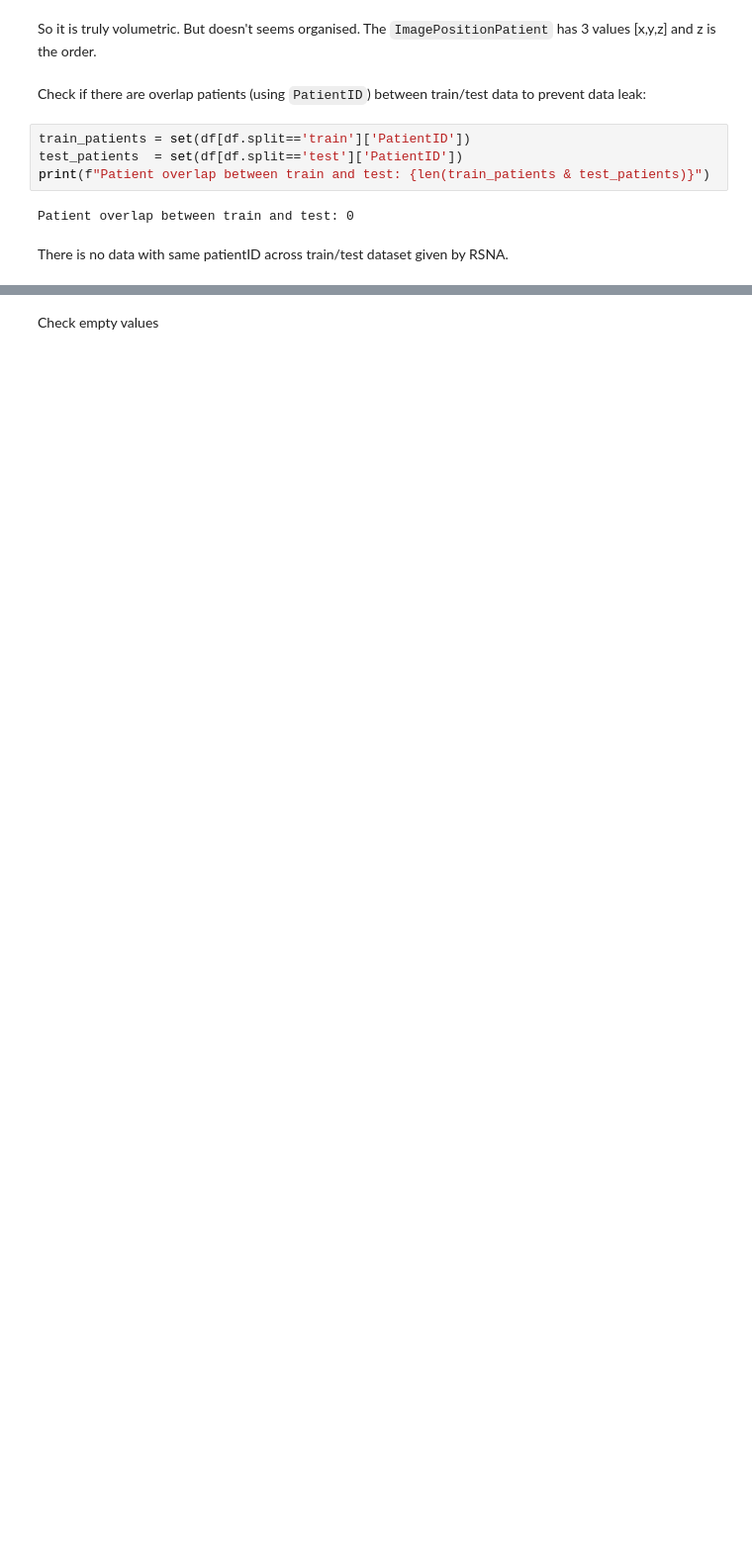
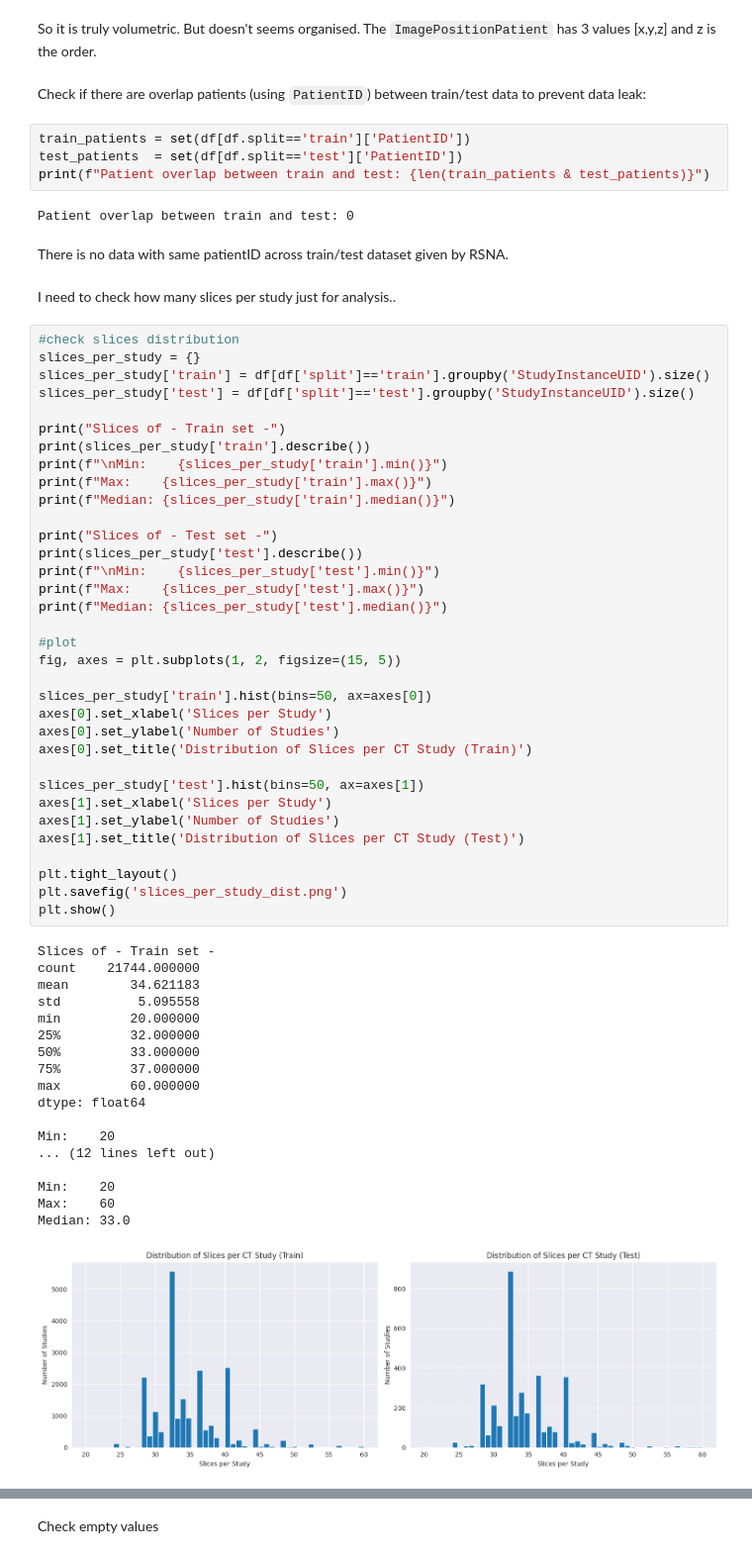
Before and after one commit to azhar-rafiq/thesis-xai, a Jupyter notebook: thesis.ipynb, the cells around one changed output, grey strips where cells are left out. Shown at 99% size. Saved outputs shown, nothing was run; the diff lists cells and outputs as text; blank space fills up the shorter version.

```diff
--- a/thesis.ipynb
+++ b/thesis.ipynb
@@ -350,3 +366,58 @@ print(f"Patient overlap between train and test: {len(train_patients & test_patie
 Patient overlap between train and test: 0
 # %% [markdown]
 There is no data with same patientID across train/test dataset given by RSNA.
+# %% [markdown]
+I need to check how many slices per study just for analysis..
+# %%
+#check slices distribution
+slices_per_study = {}
+slices_per_study['train'] = df[df['split']=='train'].groupby('StudyInstanceUID').size()
+slices_per_study['test'] = df[df['split']=='test'].groupby('StudyInstanceUID').size()
+
+print("Slices of - Train set -")
+print(slices_per_study['train'].describe())
+print(f"\nMin:    {slices_per_study['train'].min()}")
+print(f"Max:    {slices_per_study['train'].max()}")
+print(f"Median: {slices_per_study['train'].median()}")
+
+print("Slices of - Test set -")
+print(slices_per_study['test'].describe())
+print(f"\nMin:    {slices_per_study['test'].min()}")
+print(f"Max:    {slices_per_study['test'].max()}")
+print(f"Median: {slices_per_study['test'].median()}")
+
+#plot
+fig, axes = plt.subplots(1, 2, figsize=(15, 5))
+
+slices_per_study['train'].hist(bins=50, ax=axes[0])
+axes[0].set_xlabel('Slices per Study')
+axes[0].set_ylabel('Number of Studies')
+axes[0].set_title('Distribution of Slices per CT Study (Train)')
+
+slices_per_study['test'].hist(bins=50, ax=axes[1])
+axes[1].set_xlabel('Slices per Study')
+axes[1].set_ylabel('Number of Studies')
+axes[1].set_title('Distribution of Slices per CT Study (Test)')
+
+plt.tight_layout()
+plt.savefig('slices_per_study_dist.png')
+plt.show()
+# %% [output]
+Slices of - Train set -
+count    21744.000000
+mean        34.621183
+std          5.095558
+min         20.000000
+25%         32.000000
+50%         33.000000
+75%         37.000000
+max         60.000000
+dtype: float64
+
+Min:    20
+... (12 lines left out)
+
+Min:    20
+Max:    60
+Median: 33.0
+[figure, added]
```
Also changed, not shown: parts of 17 cells of this notebook, 3 other files.
